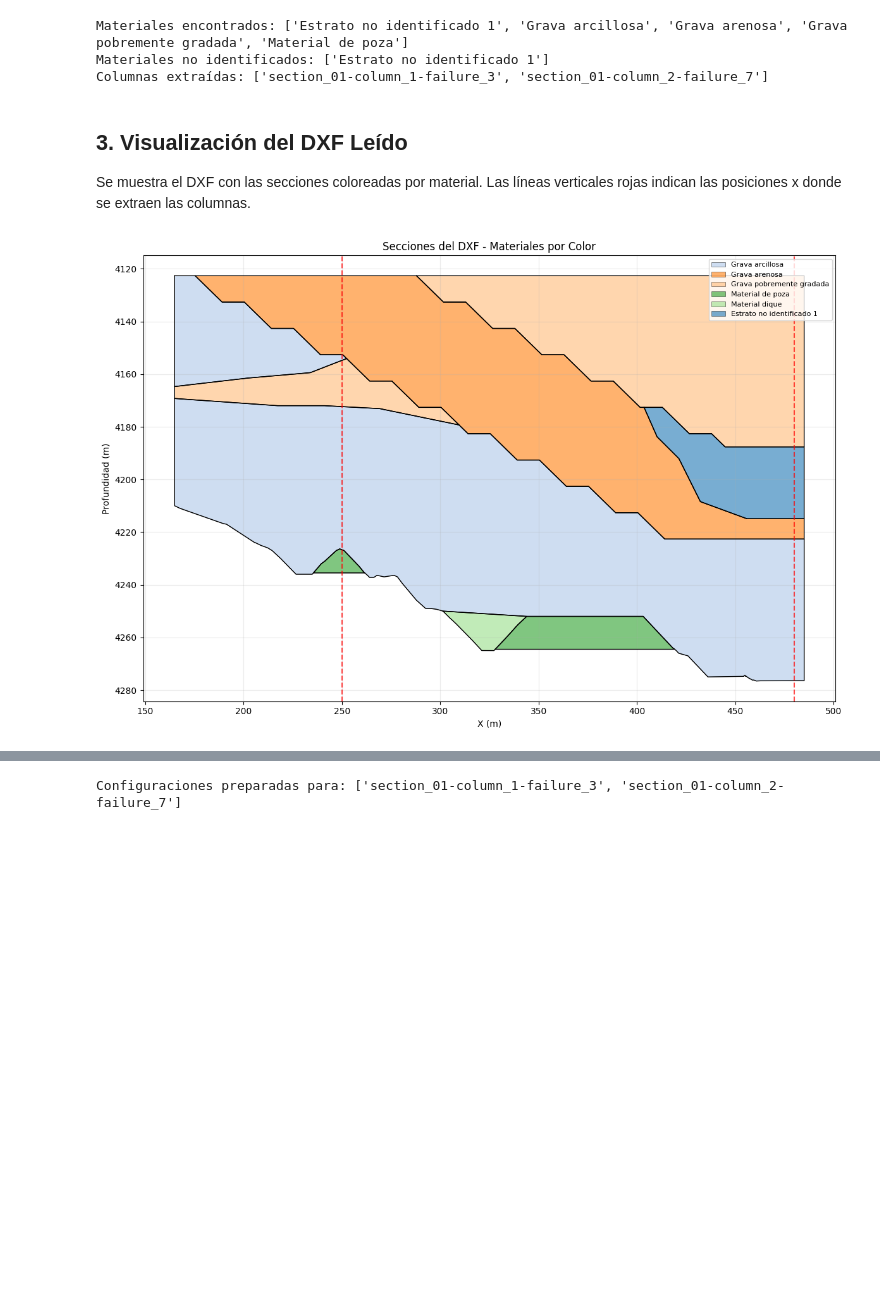
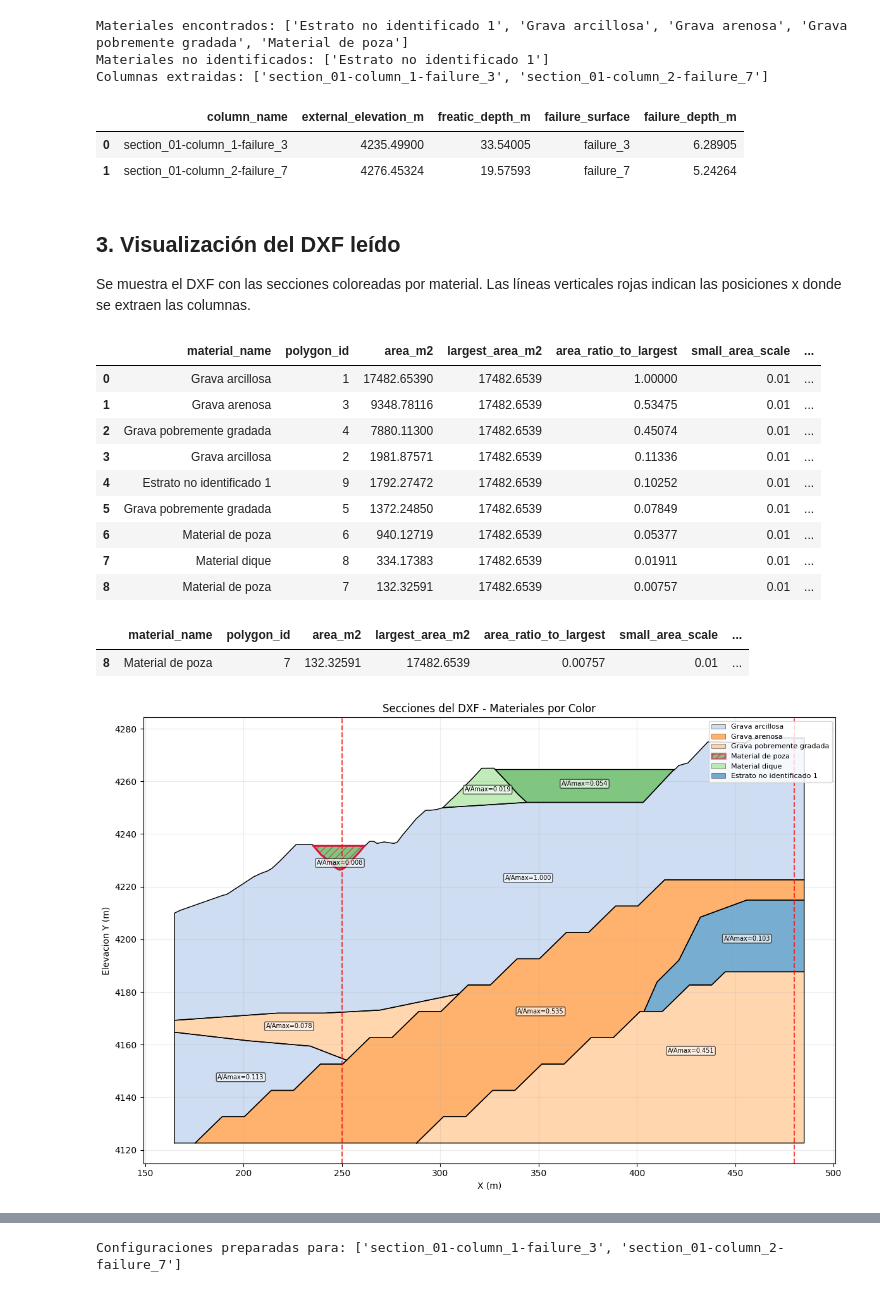
Before and after one commit to joelefrain/DynaEngine, a Jupyter notebook: notebooks/04_full_workflow.ipynb, the cells around one changed output, grey strips where cells are left out. Drawn from its saved outputs; the diff is of its cells as text; code cells hidden in the pictures; blank space fills up the shorter version.

Commit message:
chore: se preciso el concepto de profundidad y se mejoraron plots
Co-authored-by: Copilot <copilot@github.com>

```diff
--- a/notebooks/04_full_workflow.ipynb
+++ b/notebooks/04_full_workflow.ipynb
@@ -101,34 +100,82 @@ MATERIALS = [
 # %%
 dxf_path = ROOT / "examples" / "data" / "section_01.dxf"
 
-# Extraer columnas del DXF
+# Extraer columnas del DXF. En el DXF, Y es elevacion; la profundidad se mide
+# desde la elevacion de EXTERNAL en el x_position seleccionado hacia abajo.
 extraction = extract_columns_from_dxf(dxf_path, x_positions=[250, 480])
 
 print(f"Materiales encontrados: {extraction.material_names}")
 print(f"Materiales no identificados: {extraction.unidentified_materials}")
-print(f"Columnas extraídas: {list(extraction.columns.keys())}")
+print(f"Columnas extraidas: {list(extraction.columns.keys())}")
+
+depth_reference = pd.DataFrame([
+    {
+        "column_name": name,
+        "external_elevation_m": data.get("external_elevation"),
+        "freatic_depth_m": data.get("freatic"),
+        "failure_surface": data.get("failure_surface"),
+        "failure_depth_m": data.get("depth_failure_surface"),
+    }
+    for name, data in extraction.columns.items()
+])
+display(depth_reference)
 # %% [output]
 Materiales encontrados: ['Estrato no identificado 1', 'Grava arcillosa', 'Grava arenosa', 'Grava pobremente gradada', 'Material de poza']
 Materiales no identificados: ['Estrato no identificado 1']
-Columnas extraídas: ['section_01-column_1-failure_3', 'section_01-column_2-failure_7']
+Columnas extraidas: ['section_01-column_1-failure_3', 'section_01-column_2-failure_7']
+|  | column_name | external_elevation_m | freatic_depth_m | failure_surface | failure_depth_m |
+| 0 | section_01-column_1-failure_3 | 4235.49900 | 33.54005 | failure_3 | 6.28905 |
+| 1 | section_01-column_2-failure_7 | 4276.45324 | 19.57593 | failure_7 | 5.24264 |
 # %% [markdown]
-## 3. Visualización del DXF Leído
+## 3. Visualización del DXF leído
 
 Se muestra el DXF con las secciones coloreadas por material. Las líneas verticales rojas indican las posiciones x donde se extraen las columnas.
 # %%
-# Nota: Para plotear el DXF, necesitamos los polígonos limpios.
-# Extraemos de nuevo con acceso a los datos internos
+# Nota: Para plotear el DXF y revisar areas, necesitamos los poligonos limpios.
+# La coordenada Y del DXF se interpreta como elevacion; la profundidad se calcula
+# posteriormente desde la elevacion de EXTERNAL en cada x_position hacia abajo.
 from dynaengine.dxf import (
     _read_dxf_layers,
     _generate_clean_polygons,
 )
 
+SMALL_AREA_SCALE = 0.01  # area / area_maxima. Ajustar si se desea otro umbral.
+
 external, freatic, material, failure, text = _read_dxf_layers(dxf_path)
 clean_polygons = _generate_clean_polygons(external, material, text)
 
-# Plotear
-fig, ax = plot_dxf_extraction(clean_polygons, x_positions=[250, 480])
+area_summary = pd.DataFrame(
+    summarize_polygon_areas(clean_polygons, small_area_scale=SMALL_AREA_SCALE)
+)
+display(area_summary)
+
+small_areas = area_summary[area_summary["is_small_area"]] if not area_summary.empty else area_summary
+if small_areas.empty:
+    print(f"No se detectaron areas pequenas con area/area_max < {SMALL_AREA_SCALE:.3f}.")
+else:
+    display(small_areas)
+
+# Plotear. Las areas pequenas se resaltan con borde rojo y hatch.
+fig, ax = plot_dxf_extraction(
+    clean_polygons,
+    x_positions=[250, 480],
+    highlight_small_areas=True,
+    small_area_scale=SMALL_AREA_SCALE,
+    annotate_areas=True,
+)
 plt.show()
 # %% [output]
+|  | material_name | polygon_id | area_m2 | largest_area_m2 | area_ratio_to_largest | small_area_scale | ... |
+| 0 | Grava arcillosa | 1 | 17482.65390 | 17482.6539 | 1.00000 | 0.01 | ... |
+| 1 | Grava arenosa | 3 | 9348.78116 | 17482.6539 | 0.53475 | 0.01 | ... |
+| 2 | Grava pobremente gradada | 4 | 7880.11300 | 17482.6539 | 0.45074 | 0.01 | ... |
+| 3 | Grava arcillosa | 2 | 1981.87571 | 17482.6539 | 0.11336 | 0.01 | ... |
+| 4 | Estrato no identificado 1 | 9 | 1792.27472 | 17482.6539 | 0.10252 | 0.01 | ... |
+| 5 | Grava pobremente gradada | 5 | 1372.24850 | 17482.6539 | 0.07849 | 0.01 | ... |
+| 6 | Material de poza | 6 | 940.12719 | 17482.6539 | 0.05377 | 0.01 | ... |
+| 7 | Material dique | 8 | 334.17383 | 17482.6539 | 0.01911 | 0.01 | ... |
+| 8 | Material de poza | 7 | 132.32591 | 17482.6539 | 0.00757 | 0.01 | ... |
+|  | material_name | polygon_id | area_m2 | largest_area_m2 | area_ratio_to_largest | small_area_scale | ... |
+| 8 | Material de poza | 7 | 132.32591 | 17482.6539 | 0.00757 | 0.01 | ... |
-[figure, old version]
+[figure, new version]
 # %% [markdown]
```
Also changed, not shown: parts of 18 cells of this notebook, 4 other files.
